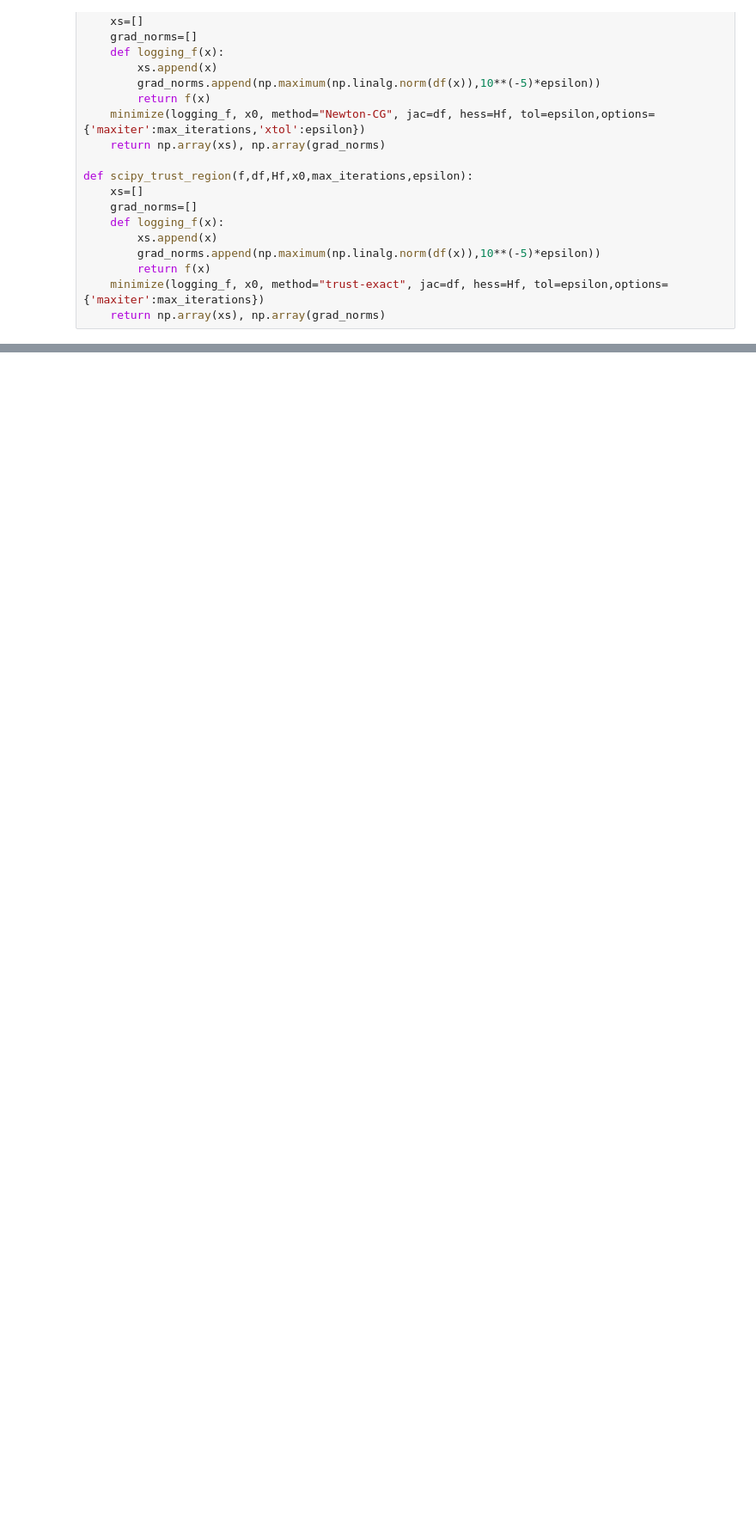
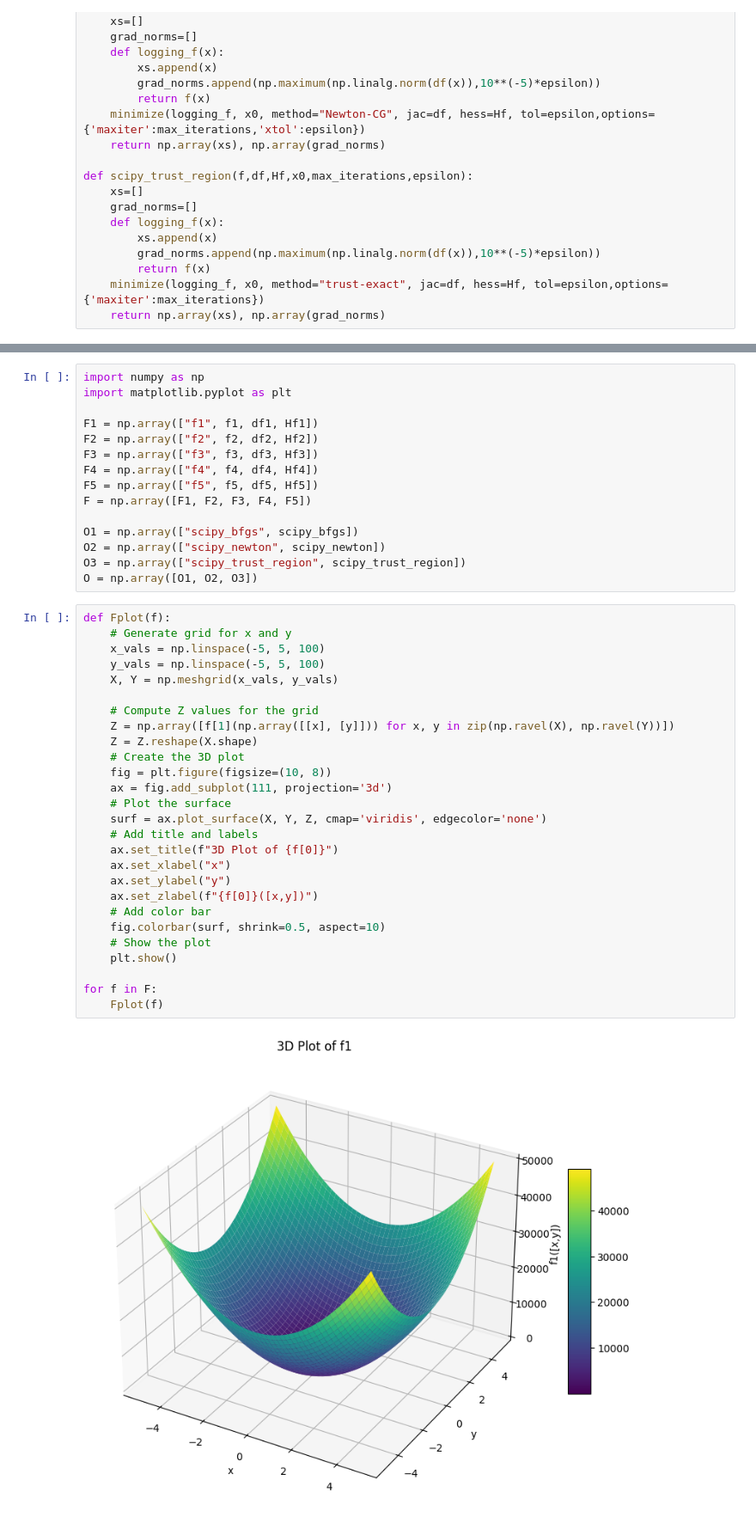
Before and after one commit to mVigholt/NO, a Jupyter notebook: Week 1/Assignment_Notebook.ipynb, the cells around one changed output, grey strips where cells are left out. Shown at 86% size. Drawn from its saved outputs; the diff is of its cells as text; blank space fills up the shorter version.

```diff
--- a/Week 1/Assignment_Notebook.ipynb
+++ b/Week 1/Assignment_Notebook.ipynb
@@ -63,3 +62,47 @@ distance of x from optimum 1.1857524696459338e-11
 number of function evaluations: 9
 final function value: 1.2203194789920598e-05
 final gradient norm: 9.977761920841575e-11
+# %%
+import numpy as np
+import matplotlib.pyplot as plt
+
+F1 = np.array(["f1", f1, df1, Hf1])
+F2 = np.array(["f2", f2, df2, Hf2])
+F3 = np.array(["f3", f3, df3, Hf3])
+F4 = np.array(["f4", f4, df4, Hf4])
+F5 = np.array(["f5", f5, df5, Hf5])
+F = np.array([F1, F2, F3, F4, F5])
+
+O1 = np.array(["scipy_bfgs", scipy_bfgs])
+O2 = np.array(["scipy_newton", scipy_newton])
+O3 = np.array(["scipy_trust_region", scipy_trust_region])
+O = np.array([O1, O2, O3])
+# %%
+def Fplot(f):
+    # Generate grid for x and y
+    x_vals = np.linspace(-5, 5, 100)
+    y_vals = np.linspace(-5, 5, 100)
+    X, Y = np.meshgrid(x_vals, y_vals)
+
+    # Compute Z values for the grid
+    Z = np.array([f[1](np.array([[x], [y]])) for x, y in zip(np.ravel(X), np.ravel(Y))])
+    Z = Z.reshape(X.shape)
+    # Create the 3D plot
+    fig = plt.figure(figsize=(10, 8))
+    ax = fig.add_subplot(111, projection='3d')
+    # Plot the surface
+    surf = ax.plot_surface(X, Y, Z, cmap='viridis', edgecolor='none')
+    # Add title and labels
+    ax.set_title(f"3D Plot of {f[0]}")
+    ax.set_xlabel("x")
+    ax.set_ylabel("y")
+    ax.set_zlabel(f"{f[0]}([x,y])")
+    # Add color bar
+    fig.colorbar(surf, shrink=0.5, aspect=10)
+    # Show the plot
+    plt.show()
+
+for f in F:
+    Fplot(f)
+# %% [output]
+[figure, added]
```
Also changed, not shown: parts of 4 cells of this notebook.
